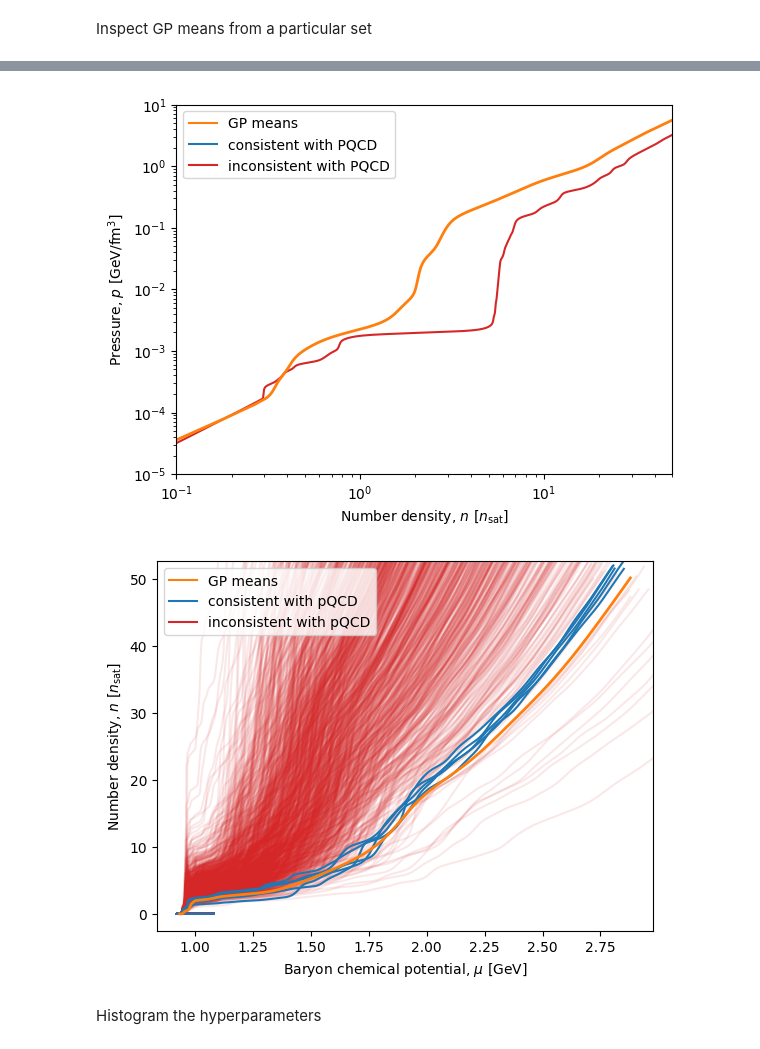
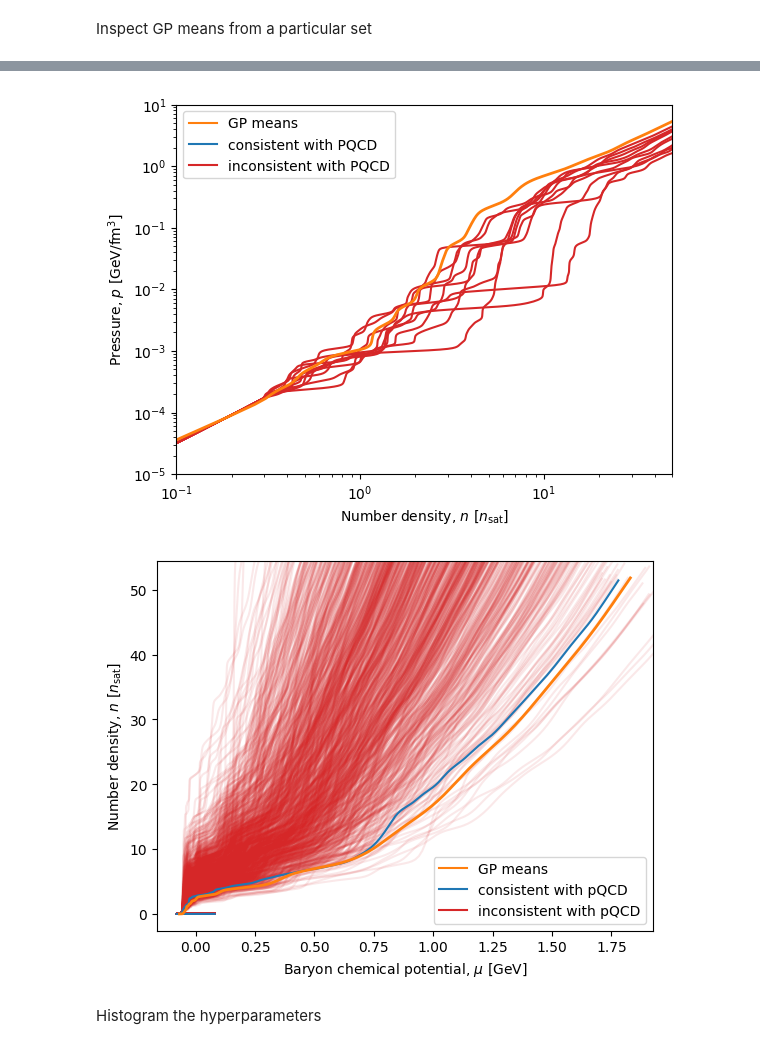
Before and after one commit to eliotfinch/pqcd, a Jupyter notebook: notebooks/inspect_gp_hdf5s.ipynb, the cells around one changed output, grey strips where cells are left out. Drawn from its saved outputs; the diff is of its cells as text; code cells hidden in the pictures.

```diff
--- a/notebooks/inspect_gp_hdf5s.ipynb
+++ b/notebooks/inspect_gp_hdf5s.ipynb
@@ -625,8 +625,8 @@ pqcd_region_dict = pqcd.get_pqcd_region()
 for variety in ['qrk']:
     for n in range(N_samp):
 
-        if n != 3:
-            continue
+        # if n != 3:
+        #     continue
 
         eos = pd.read_csv(f'../data/eos-draws-modified/{set:02}/{variety}agn/DRAWmod1000-{int(n/1000):06}/eos-draw-{n:06}.csv')
 
@@ -666,7 +666,7 @@ ax.legend(handles, labels, loc='upper left')
 ax.set_xlabel(r'Number density, $n$ [$n_{\rm sat}$]')
 _ = ax.set_ylabel(r'Pressure, $p$ [GeV/fm$^3$]')
 # %% [output]
-[figure, old version]
+[figure, new version]
 # %%
 fig, ax = plt.subplots()
 # ax.set_xscale('log')
@@ -695,7 +695,7 @@ for variety in ['qrk']:
 
         chemical_potential_mean = (energy_density_mean+pressure_mean)/number_density_mean
 
-        ax.plot(chemical_potential_mean, number_density_mean/nsat, c='C1', zorder=2, alpha=1, lw=2)
+        ax.plot(chemical_potential_mean-1, number_density_mean/nsat, c='C1', zorder=2, alpha=1, lw=2)
 
 xlim = ax.get_xlim()
 ylim = ax.get_ylim()
@@ -723,38 +723,38 @@ for variety in ['qrk']:
             alpha=1
             zorder=1
 
         else:
             c='C3'
             alpha=0.1
             zorder=0.5
 
         ax.plot(
-            chemical_potential,
+            chemical_potential-1,
             number_density/nsat,
             color=c,
             alpha=alpha,
             zorder=zorder
         )
 
 ax.set_xlim(xlim)
 ax.set_ylim(ylim)
 
-# ax.set_xlim(0.1,50)
-# ax.set_ylim(1e-5,10)
+# ax.set_xlim(1e-4,10)
+# ax.set_ylim(0.1, 50)
 
 labels = ['GP means', 'consistent with pQCD', 'inconsistent with pQCD']
 handles = [
     plt.Line2D([0], [0], color='C1'),
     plt.Line2D([0], [0], color='C0'),
     plt.Line2D([0], [0], color='C3')
     ]
 
-ax.legend(handles, labels, loc='upper left')
+ax.legend(handles, labels, loc='lower right')
 
 ax.set_xlabel(r'Baryon chemical potential, $\mu$ [GeV]')
 _ = ax.set_ylabel(r'Number density, $n$ [$n_{\rm sat}$]')
 # %% [output]
-[figure, old version]
+[figure, new version]
 # %% [markdown]
 Histogram the hyperparameters
 # %%
```
Also changed, not shown: parts of 4 cells of this notebook.
